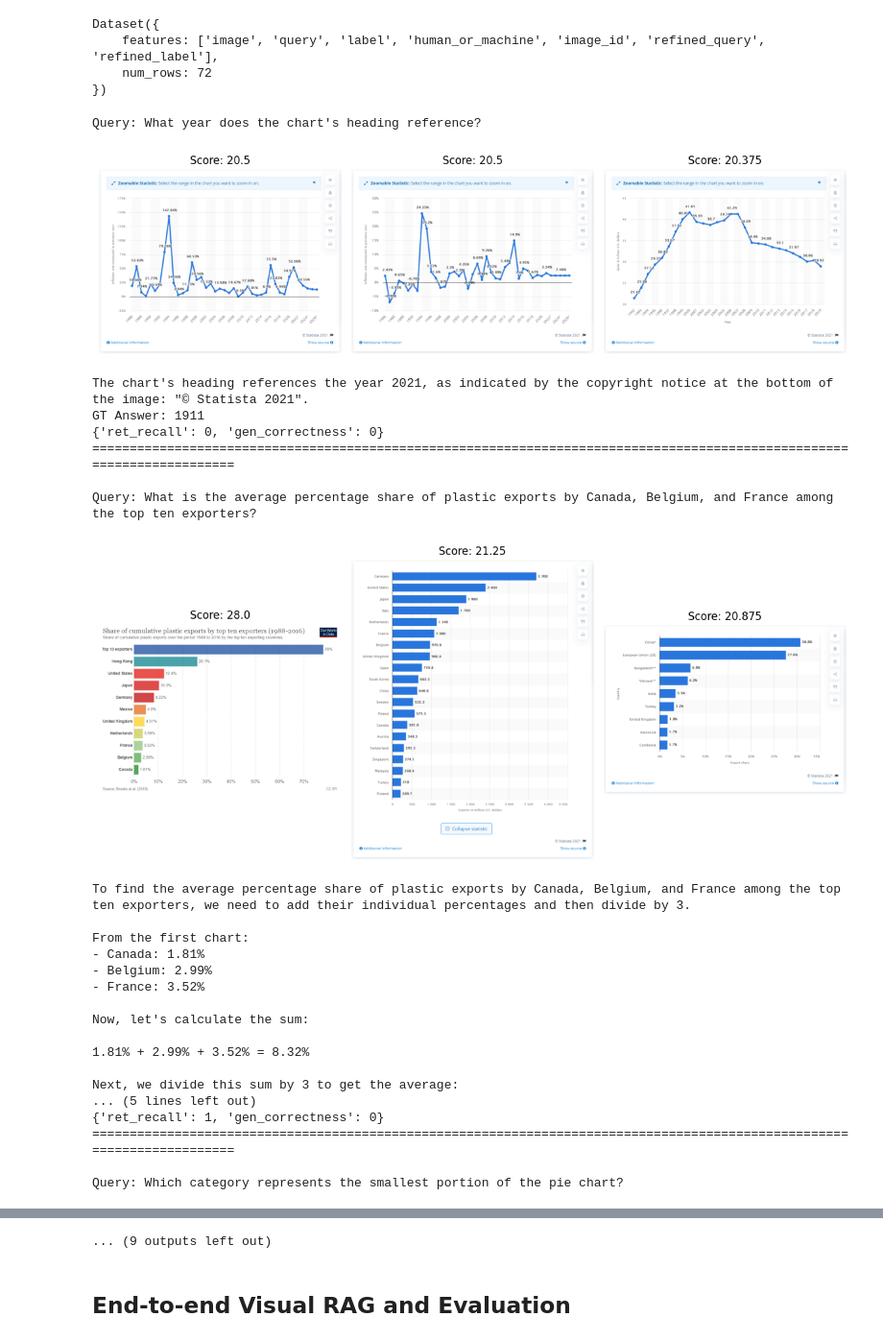
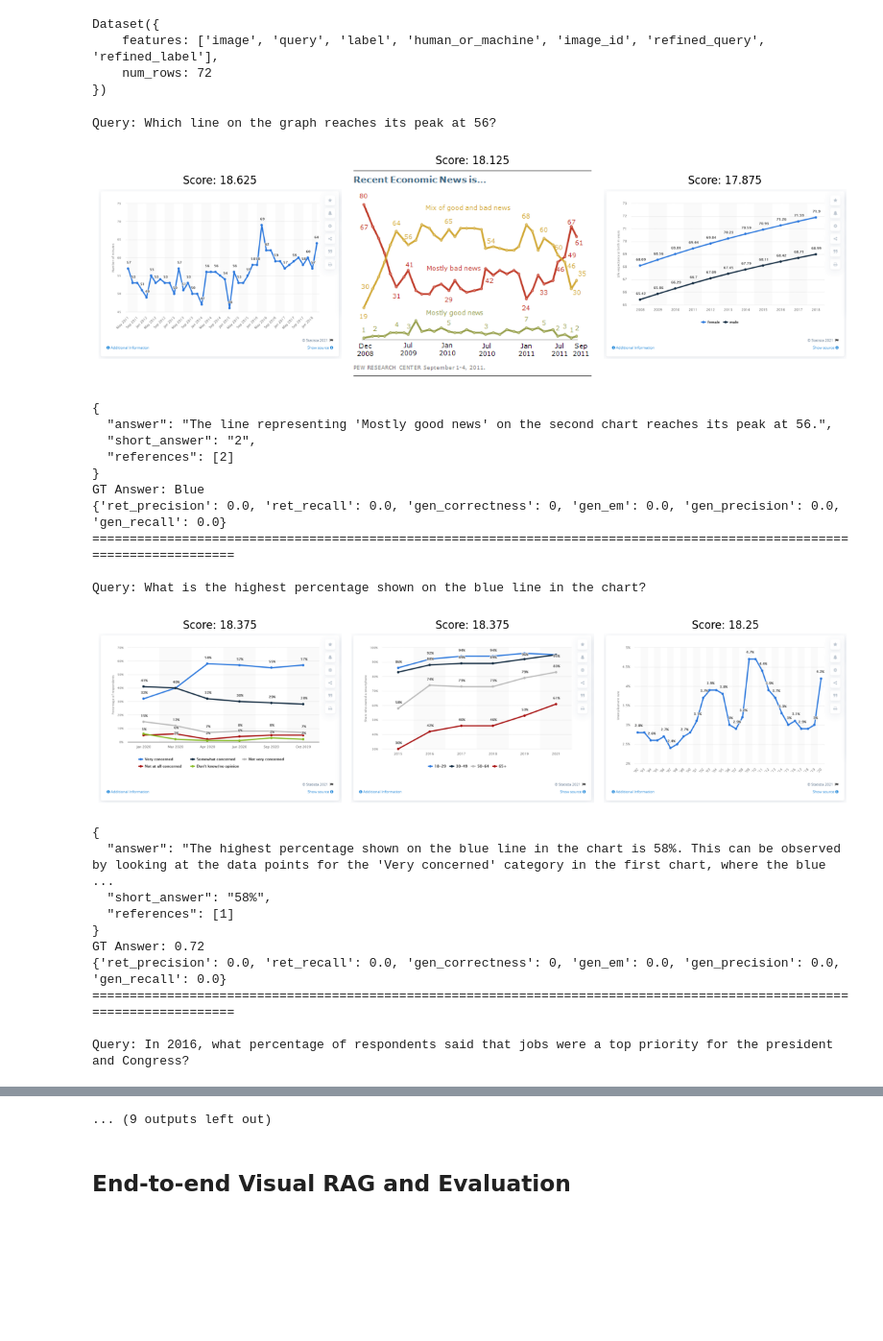
Before and after one commit to saeedabc/chartqa_visual_rag, a Jupyter notebook: visual_rag.ipynb, the cells around one changed output, grey strips where cells are left out. Shown at 96% size. Drawn from its saved outputs; the diff is of its cells as text; code cells hidden in the pictures; blank space fills up the shorter version.

```diff
--- a/visual_rag.ipynb
+++ b/visual_rag.ipynb
@@ -76,45 +76,42 @@ from multi_modal import MultiModalRAG
 
 rag = MultiModalRAG(retriever=retriever, generator=generator)
 # %%
-for row in safe_dset.shuffle(seed=42).select(range(10)):
+for row in safe_dset.select(range(10)):
     query = row["refined_query"]
     gt_answer = row["refined_label"][0]
     gt_image_id = row["image_id"]
 
     print(f"Query: {query}")
     ret_results, gen_result = rag.run(query=query, verbose=True)
     print(f"GT Answer: {gt_answer}")
 
     metrics = rag.evaluate(query, ret_results, gen_result, gt_image_id, gt_answer)
     print(metrics)
 
     print("=" * 120 + "\n")
 
 # rag._aggregate_metrics()
 # %% [output]
-Query: What year does the chart's heading reference?
+Query: Which line on the graph reaches its peak at 56?
-[figure, old version]
+[figure, new version]
-The chart's heading references the year 2021, as indicated by the copyright notice at the bottom of the image: "© Statista 2021".
-GT Answer: 1911
-{'ret_recall': 0, 'gen_correctness': 0}
+{
+  "answer": "The line representing 'Mostly good news' on the second chart reaches its peak at 56.",
+  "short_answer": "2",
+  "references": [2]
+}
+GT Answer: Blue
+{'ret_precision': 0.0, 'ret_recall': 0.0, 'gen_correctness': 0, 'gen_em': 0.0, 'gen_precision': 0.0, 'gen_recall': 0.0}
 ========================================================================================================================
 
-Query: What is the average percentage share of plastic exports by Canada, Belgium, and France among the top ten exporters?
+Query: What is the highest percentage shown on the blue line in the chart?
-[figure, old version]
+[figure, new version]
-To find the average percentage share of plastic exports by Canada, Belgium, and France among the top ten exporters, we need to add their individual percentages and then divide by 3.
-
-From the first chart:
-- Canada: 1.81%
-- Belgium: 2.99%
-- France: 3.52%
-
-Now, let's calculate the sum:
-
-1.81% + 2.99% + 3.52% = 8.32%
-
-Next, we divide this sum by 3 to get the average:
-... (5 lines left out)
-{'ret_recall': 1, 'gen_correctness': 0}
+{
+  "answer": "The highest percentage shown on the blue line in the chart is 58%. This can be observed by looking at the data points for the 'Very concerned' category in the first chart, where the blue  ...
+  "short_answer": "58%",
+  "references": [1]
+}
+GT Answer: 0.72
+{'ret_precision': 0.0, 'ret_recall': 0.0, 'gen_correctness': 0, 'gen_em': 0.0, 'gen_precision': 0.0, 'gen_recall': 0.0}
 ========================================================================================================================
 
-Query: Which category represents the smallest portion of the pie chart?
+Query: In 2016, what percentage of respondents said that jobs were a top priority for the president and Congress?
```
Also changed, not shown: parts of 3 cells of this notebook, 1 other file.
